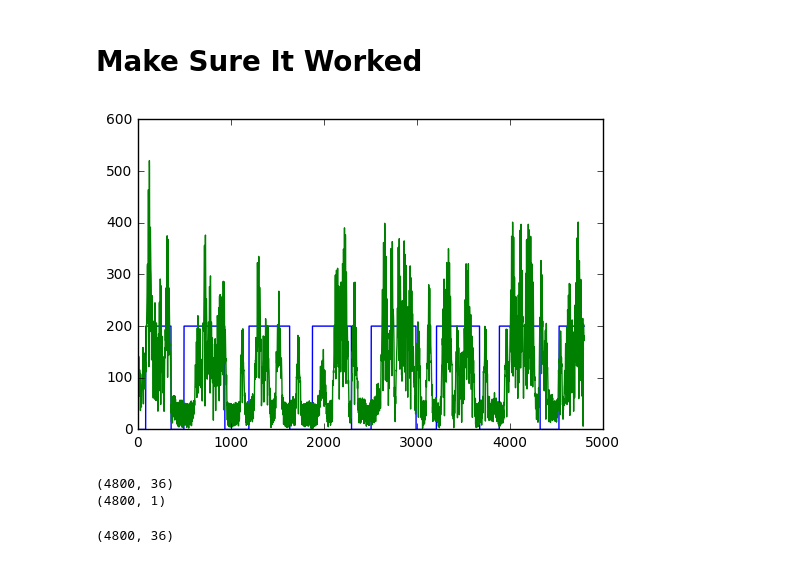
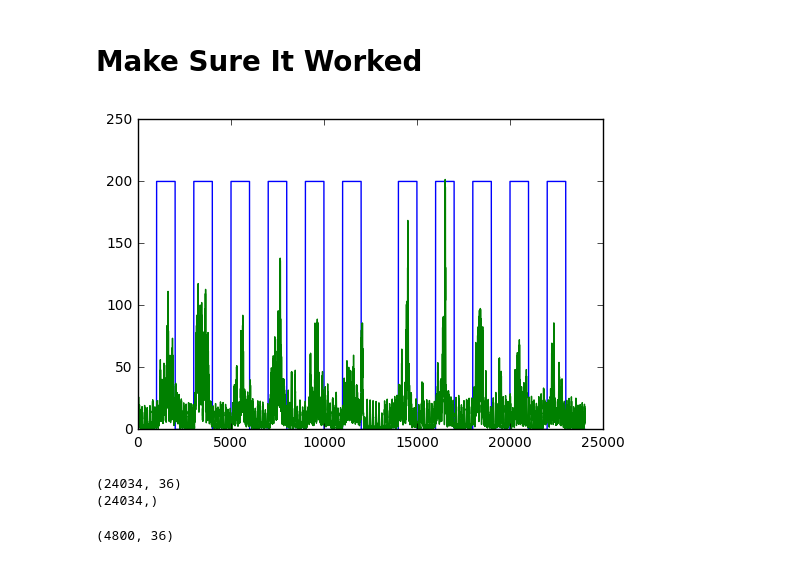
Before and after one commit to levinwil/AirStar, a Jupyter notebook: Jupyter_MDs/Label_Generation.ipynb, the cells around one changed output. Cells and saved outputs as stored; diff of their text form; code cells hidden in the pictures.

```diff
--- a/Jupyter_MDs/Label_Generation.ipynb
+++ b/Jupyter_MDs/Label_Generation.ipynb
@@ -8,9 +8,25 @@ import matplotlib.pyplot as plt
 # %% [markdown]
 # Load the X
 # %%
-rawData = prepare_data("/Users/williamlevine/Downloads/OpenBCI-RAW-2017-Fast-Richard-Trial-1.txt")[3]
+rawData = prepare_data("/Users/williamlevine/Downloads/OpenBCI-RAW-2017-Contract-Uncontract-5-Seconds-Trial-1.txt")[3]
 # %% [markdown]
 # Generate the labels
+# %%
+labels = []
+for i in range(6):
+    for _ in range(1000):
+        labels.append(0)
+    for _ in range(1000):
+        labels.append(1)
+for _ in range(2000):
+    labels.append(0)
+for i in range(5):
+    for _ in range(1000):
+        labels.append(1)
+    for _ in range(1000):
+        labels.append(0)
+for _ in range(34):
+    labels.append(0)
 # %%
 import math
 #creating the labels
@@ -51,10 +72,10 @@ pickle.dump(net_data, open('/Users/williamlevine/Downloads/OpenBCI-RAW-2017-Fast
 # Make Sure It Worked
 # %%
 import pickle
-new_data = pickle.load(open('/Users/williamlevine/Downloads/OpenBCI-RAW-2017-Fast-Richard-Trial-1.DatLabl', 'r'))
+new_data = pickle.load(open('/Users/williamlevine/Downloads/OpenBCI-RAW-2017-Contract-Uncontract-5-Seconds-Trial-1.DatLabl', 'r'))
 # %%
-plt.plot(labels * 200)
-plt.plot([np.std(rawData[i]) for i in range(len(rawData))])
+plt.plot(np.array(new_data[1]) * 200)
+plt.plot([np.std(new_data[0][i]) for i in range(len(new_data[0]))])
 plt.show()
 # %% [output]
-[figure, old version]
+[figure, new version]
@@ -64,9 +82,9 @@ labels = new_data[1][100:4900]
 # %%
-print rawData.shape
-print labels.shape
+print new_data[0].shape
+print np.array(new_data[1]).shape
 # %% [output]
-(4800, 36)
-(4800, 1)
+(24034, 36)
+(24034,)
 # %%
 net_data = [rawData, labels]
 pickle.dump(net_data, open('/Users/williamlevine/Downloads/OpenBCI-RAW-2017-Fast-Richard-Trial-1.DatLabl', 'wb'))
```
Also changed, not shown: parts of 4 cells of this notebook, 5 other files.
